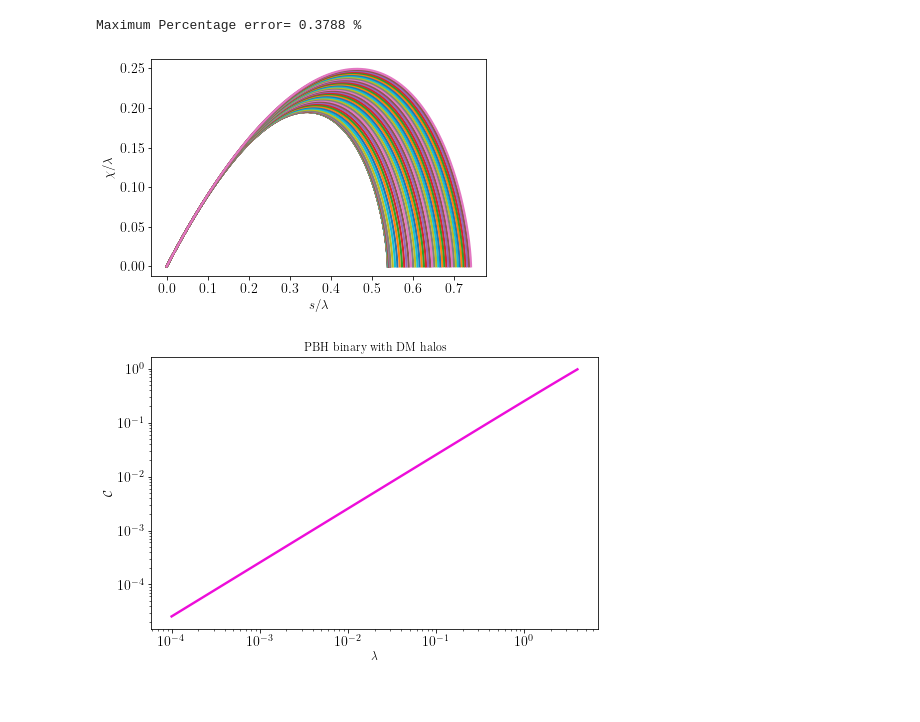
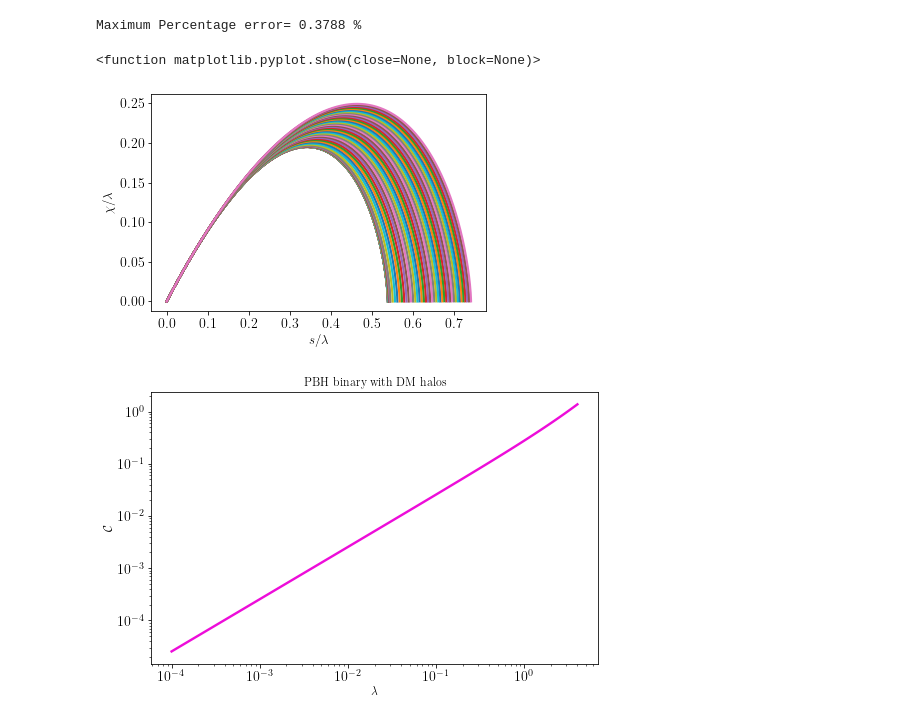
Before and after one commit to pratibhajangra591/Ifca-github, a Jupyter notebook: C vs λ.ipynb, the cells around one changed output. Drawn from its saved outputs; the diff is of its cells as text; code cells hidden in the pictures.

```diff
--- a/C vs λ.ipynb
+++ b/C vs λ.ipynb
@@ -166,6 +169,19 @@ Maximum Percentage error= 0.3788 %
 # around matter-radiation equality.
 
 
+B=(((8 * π * G * ρ_eq * (t_eq**2))/3)**(3/4))
+
+
+
+def h(s):
+    return np.sqrt((s**-3)+(s**-4))
+
+
+def H(s):
+    return ((s**4) * h(s))
+
+def I(s):
+    return np.sqrt(( (2/3) * (s-2) * np.sqrt(s+1) ) + (4/3))
 
 
 
@@ -175,24 +191,24 @@ def s_osc_withhalos(λ_0):
     def f(u,s,λ_0):
             return [u[1], -((s*g(s)+h(s))*((s*u[1]-u[0]))/(h(s)*s**2))-((u[0])/((((h(s)*s)**2))*λ(λ_0,s)
                      *((u[0]**2+b**2)**(3/2))))]    #eq.(1) in reference pdf "M_DM at s_dec".
-    separation0= [1e-12,1]
-    b= (3*λ_0)/100000
-    ss= np.linspace(1e-12,(2*λ_0),1000000)
-    us= odeint(f,separation0,ss,args=(λ_0,))
-    separations= us[:,0]
-    As=ss/λ_0
-    Bs=separations/λ_0
+    separation0 = [1e-12,1]
+    b = (3*λ_0)/100000
+    ss = np.linspace(1e-12,(2*λ_0),1000000)
+    us = odeint(f,separation0,ss,args=(λ_0,))
+    separations = us[:,0]
+    As = ss/λ_0
+    Bs = separations/λ_0
     Bs_list = Bs.tolist()
     As_list = As.tolist()
     for i in  range(1,len(Bs_list)):
-        B=(Bs[i])
-        d=As[i]
+        B = (Bs[i])
+        d = As[i]
         if B<0:
             break
-    D=d*λ_0
+    D = d*λ_0
     return D
 
-s_withhalo_list=np.zeros(len(λ_list))
+s_withhalo_list = np.zeros(len(λ_list))
 for k, λ_0 in enumerate(λ_list):
     s_withhalo_list[k] = s_osc_withhalos(λ_0) #s at which the PBHs cross each other for the first time in
                                      # the binary.
@@ -215,43 +231,45 @@ def angular_momentum_withhalos(λ_0,s):
     plt.rc('lines', linewidth=2.2)
     plt.xticks(fontsize=14)
     plt.yticks(fontsize=14)
     plt.plot(As,Bs,'')
     plt.xlabel('$s/\lambda$',fontsize=13)
     plt.ylabel('$\chi/\lambda$',fontsize=13)
-    χ = separations**2
-    χ_list = χ.tolist()
+    χ_square = separations**2
     s_list = ss.tolist()
     H_list = np.zeros(len(s_list))
-
+    I_list = np.zeros(len(s_list))
     for i, s in enumerate(s_list):
         H_list[i] = H(s)
-
-    integrand = (χ_list / H_list)
-
-    integral = np.trapz(integrand , s_list)
+        I_list[i] = I(s)
+    integrand_1 = (χ_square / np.array(H_list))
+    integrand_2 = ((χ_square * np.array(I_list)) / np.array(H_list))
+    x = np.trapz(integrand_1, ss)
+    z = np.trapz(integrand_2, ss)
+    integral = x + (2 * B * z)
 
 
     return integral
 
 
-l_withhalo_list=np.zeros(len(λ_list))
+l_withhalo_list = np.zeros(len(λ_list))
 for i, (λ_0,s) in enumerate(zip(λ_list,s_withhalo_list)):
     l_withhalo_list[i] = angular_momentum_withhalos(λ_0,s)
 
 
 
 plt.rc('lines', linewidth=2.4)
 plt.figure(figsize=(8,5))
 plt.loglog(λ_list,l_withhalo_list,'#ED0DD9')
 plt.xticks(fontsize=14)
 plt.yticks(fontsize=14)
 plt.xlabel('$\lambda$',fontsize=12)
 plt.ylabel('$\mathcal{C}$',fontsize=12)
 plt.title('PBH binary with DM halos')
-plt.show()
+plt.show
 # %% [output]
+<function matplotlib.pyplot.show(close=None, block=None)>
 [figure]
-[figure, old version]
+[figure, new version]
 # %%
 # Fitting of the the curve for the value of l^{'}/λ vs λ for the PBH binary with dark matter
 # halos.
```
Also changed, not shown: parts of 11 cells of this notebook.
